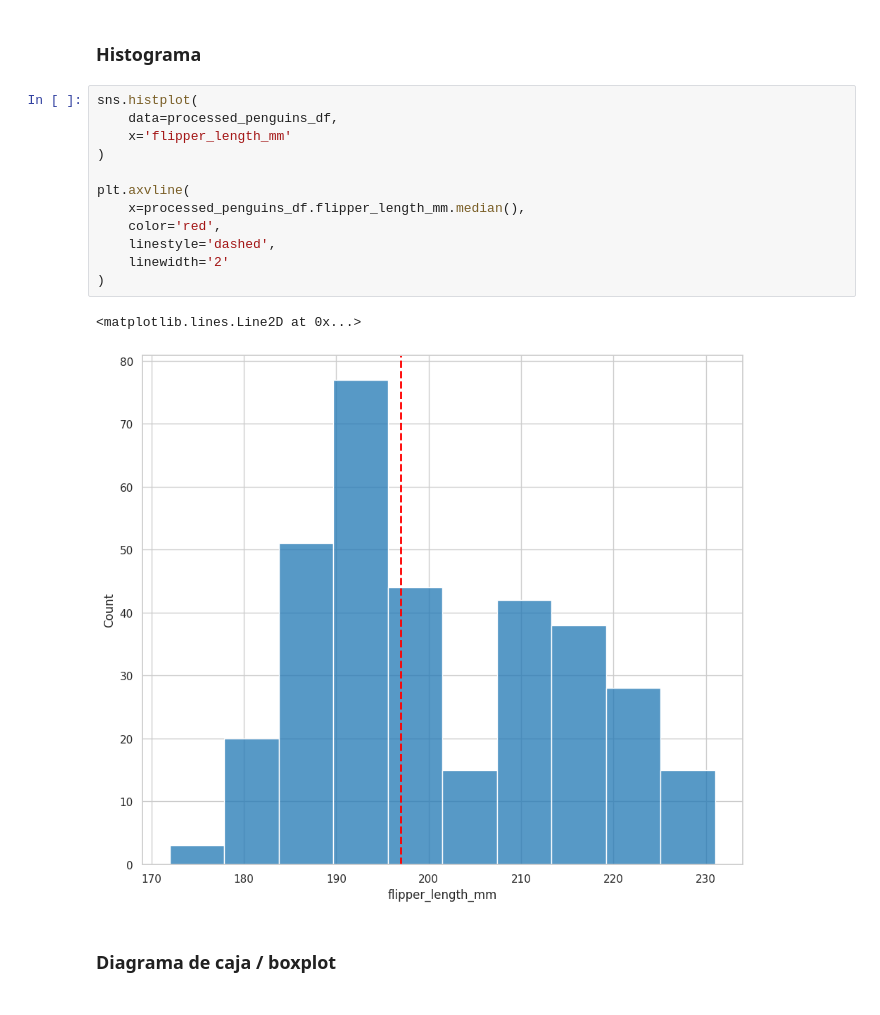
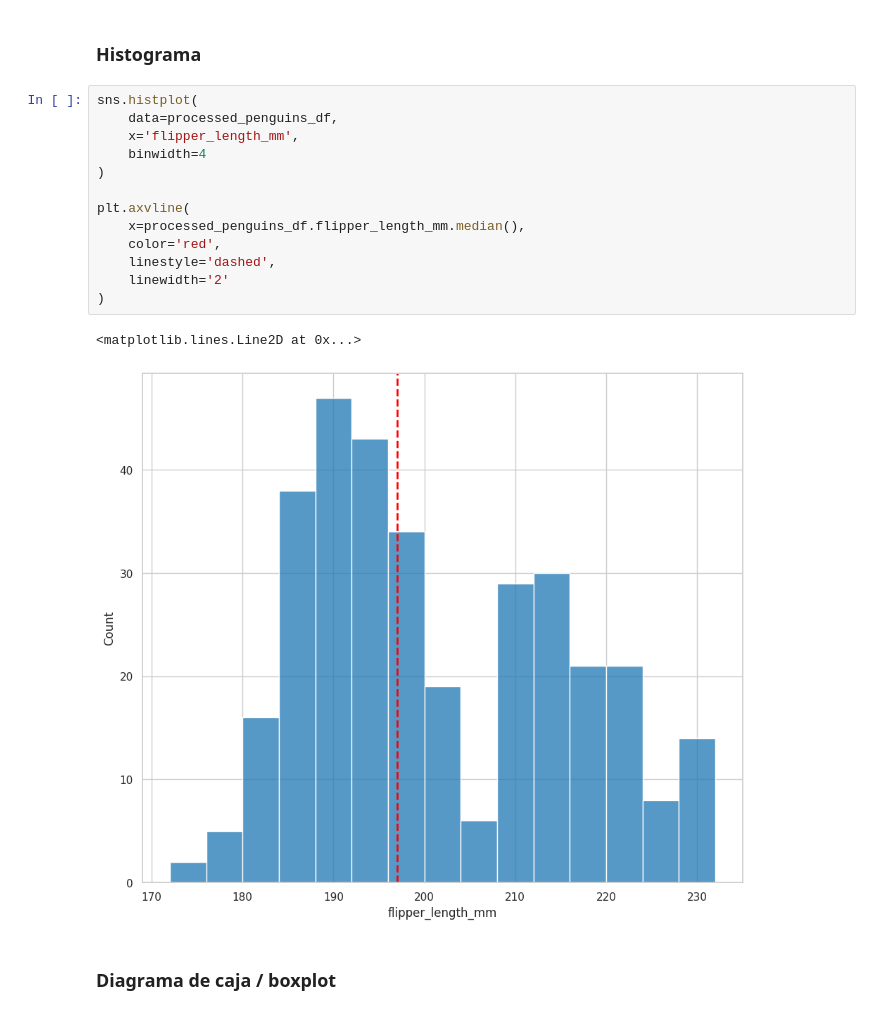
Before and after one commit to jariel17/curso-analisis-exploratorio-de-datos, a Jupyter notebook: 01-conociendo-nuestros-datos.ipynb, the cells around one changed output. Saved outputs shown, nothing was run; the diff lists cells and outputs as text.

```diff
--- a/01-conociendo-nuestros-datos.ipynb
+++ b/01-conociendo-nuestros-datos.ipynb
@@ -732,18 +756,19 @@ dtype: float64
 # %%
 sns.histplot(
     data=processed_penguins_df,
-    x='flipper_length_mm'
+    x='flipper_length_mm',
+    binwidth=4
 )
 
 plt.axvline(
     x=processed_penguins_df.flipper_length_mm.median(),
     color='red',
     linestyle='dashed',
     linewidth='2'
 )
 # %% [output]
 <matplotlib.lines.Line2D at 0x...>
-[figure, old version]
+[figure, new version]
 # %% [markdown]
 ### Diagrama de caja / boxplot
 # %%
```
Also changed, not shown: parts of 7 cells of this notebook.
